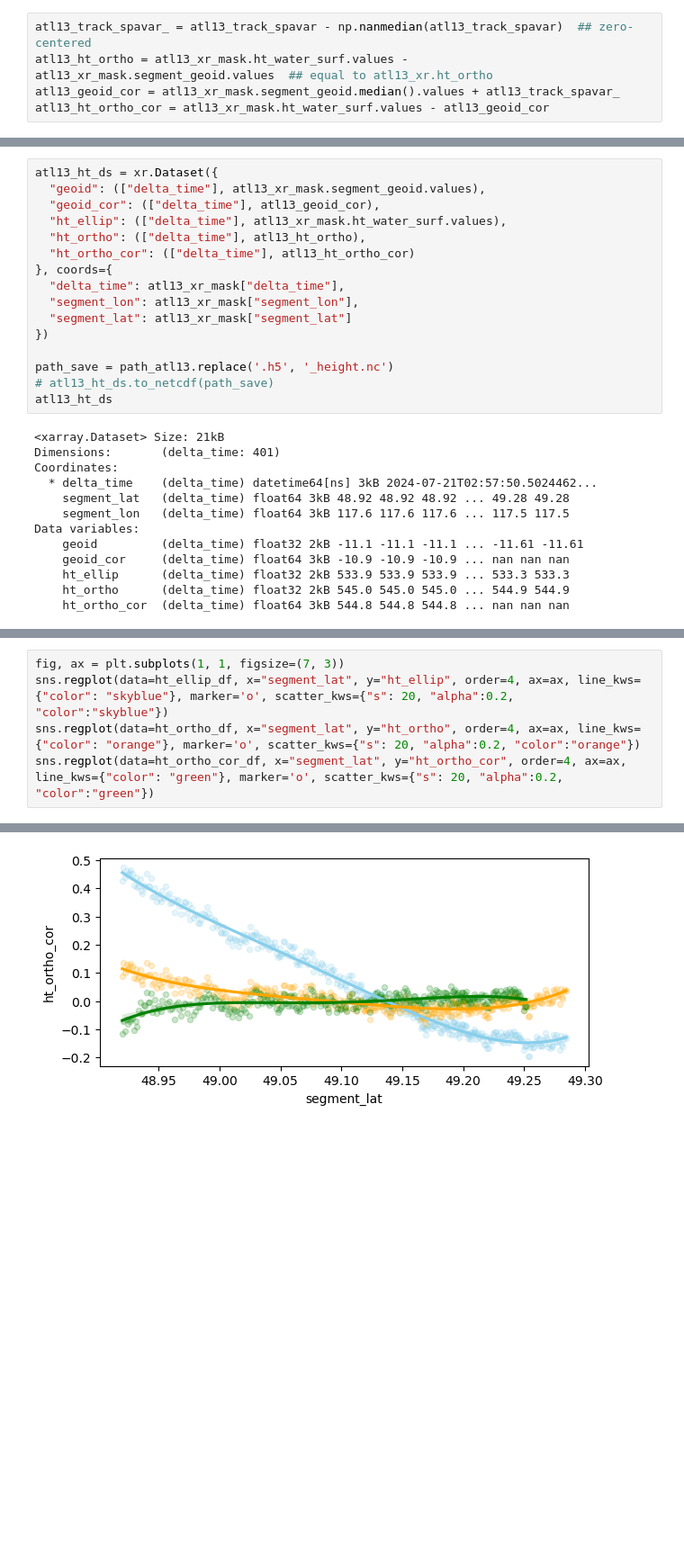
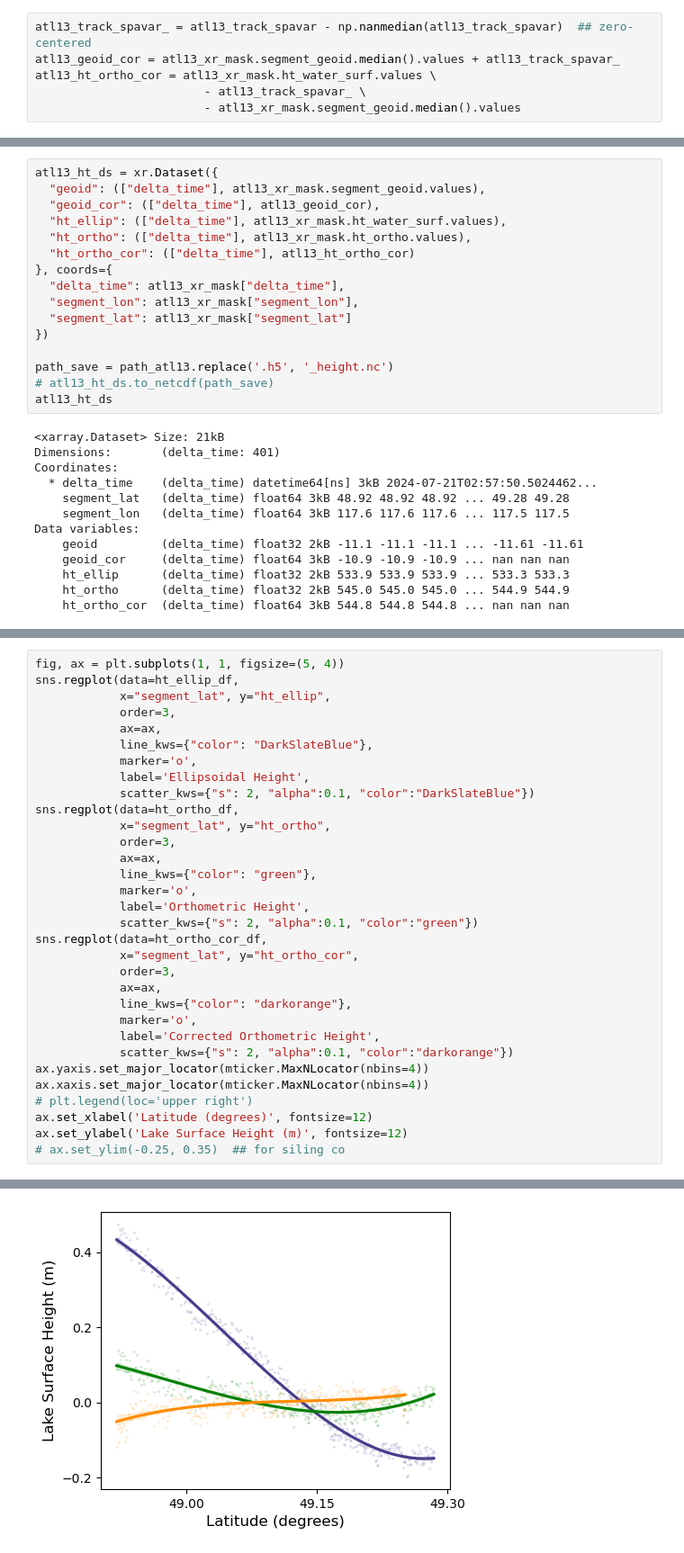
Before and after one commit to xinluo2018/swot-for-geoid, a Jupyter notebook: visual/4_1_altimetry_isat2_process.ipynb, the cells around one changed output, grey strips where cells are left out. Shown at 90% size. Cells and saved outputs as stored; diff of their text form; blank space fills up the shorter version.

```diff
--- a/visual/4_1_altimetry_isat2_process.ipynb
+++ b/visual/4_1_altimetry_isat2_process.ipynb
@@ -157,8 +186,9 @@ Text(0.5, 1.0, 'hulun Lake')
 # %%
 atl13_track_spavar_ = atl13_track_spavar - np.nanmedian(atl13_track_spavar)  ## zero-centered
-atl13_ht_ortho = atl13_xr_mask.ht_water_surf.values - atl13_xr_mask.segment_geoid.values  ## equal to atl13_xr.ht_ortho
 atl13_geoid_cor = atl13_xr_mask.segment_geoid.median().values + atl13_track_spavar_
-atl13_ht_ortho_cor = atl13_xr_mask.ht_water_surf.values - atl13_geoid_cor
+atl13_ht_ortho_cor = atl13_xr_mask.ht_water_surf.values \
+                        - atl13_track_spavar_ \
+                        - atl13_xr_mask.segment_geoid.median().values
 # %%
 fig, ax = plt.subplots(3, 1, figsize=(10, 8), sharex=True)
 ## plot height_ellip
@@ -207,7 +260,7 @@ atl13_ht_ds = xr.Dataset({
   "geoid": (["delta_time"], atl13_xr_mask.segment_geoid.values),
   "geoid_cor": (["delta_time"], atl13_geoid_cor),
   "ht_ellip": (["delta_time"], atl13_xr_mask.ht_water_surf.values),
-  "ht_ortho": (["delta_time"], atl13_ht_ortho),
+  "ht_ortho": (["delta_time"], atl13_xr_mask.ht_ortho.values),
   "ht_ortho_cor": (["delta_time"], atl13_ht_ortho_cor)
 }, coords={
   "delta_time": atl13_xr_mask["delta_time"],
@@ -251,8 +305,35 @@ ht_ortho_df = pd.DataFrame({'segment_lat': atl13_xr_mask.segment_lat,
 ht_ortho_cor_df = pd.DataFrame({'segment_lat': atl13_xr_mask.segment_lat,
                              'ht_ortho_cor': atl13_ht_ds['ht_ortho_cor'] - ht_ortho_cor_median})
 # %%
-fig, ax = plt.subplots(1, 1, figsize=(7, 3))
-sns.regplot(data=ht_ellip_df, x="segment_lat", y="ht_ellip", order=4, ax=ax, line_kws={"color": "skyblue"}, marker='o', scatter_kws={"s": 20, "alpha":0.2, "color":"skyblue"})
-sns.regplot(data=ht_ortho_df, x="segment_lat", y="ht_ortho", order=4, ax=ax, line_kws={"color": "orange"}, marker='o', scatter_kws={"s": 20, "alpha":0.2, "color":"orange"})
-sns.regplot(data=ht_ortho_cor_df, x="segment_lat", y="ht_ortho_cor", order=4, ax=ax, line_kws={"color": "green"}, marker='o', scatter_kws={"s": 20, "alpha":0.2, "color":"green"})
+fig, ax = plt.subplots(1, 1, figsize=(5, 4))
+sns.regplot(data=ht_ellip_df,
+            x="segment_lat", y="ht_ellip",
+            order=3,
+            ax=ax,
+            line_kws={"color": "DarkSlateBlue"},
+            marker='o',
+            label='Ellipsoidal Height',
+            scatter_kws={"s": 2, "alpha":0.1, "color":"DarkSlateBlue"})
+sns.regplot(data=ht_ortho_df,
+            x="segment_lat", y="ht_ortho",
+            order=3,
+            ax=ax,
+            line_kws={"color": "green"},
+            marker='o',
+            label='Orthometric Height',
+            scatter_kws={"s": 2, "alpha":0.1, "color":"green"})
+sns.regplot(data=ht_ortho_cor_df,
+            x="segment_lat", y="ht_ortho_cor",
+            order=3,
+            ax=ax,
+            line_kws={"color": "darkorange"},
+            marker='o',
+            label='Corrected Orthometric Height',
+            scatter_kws={"s": 2, "alpha":0.1, "color":"darkorange"})
+ax.yaxis.set_major_locator(mticker.MaxNLocator(nbins=4))
+ax.xaxis.set_major_locator(mticker.MaxNLocator(nbins=4))
+# plt.legend(loc='upper right')
+ax.set_xlabel('Latitude (degrees)', fontsize=12)
+ax.set_ylabel('Lake Surface Height (m)', fontsize=12)
+# ax.set_ylim(-0.25, 0.35)  ## for siling co
 # %% [output]
@@ -260 +341 @@ sns.regplot(data=ht_ortho_cor_df, x="segment_lat", y="ht_ortho_cor", order=4, ax
-[figure, old version]
+[figure, new version]
```
Also changed, not shown: parts of 17 cells of this notebook, 20 other files.
